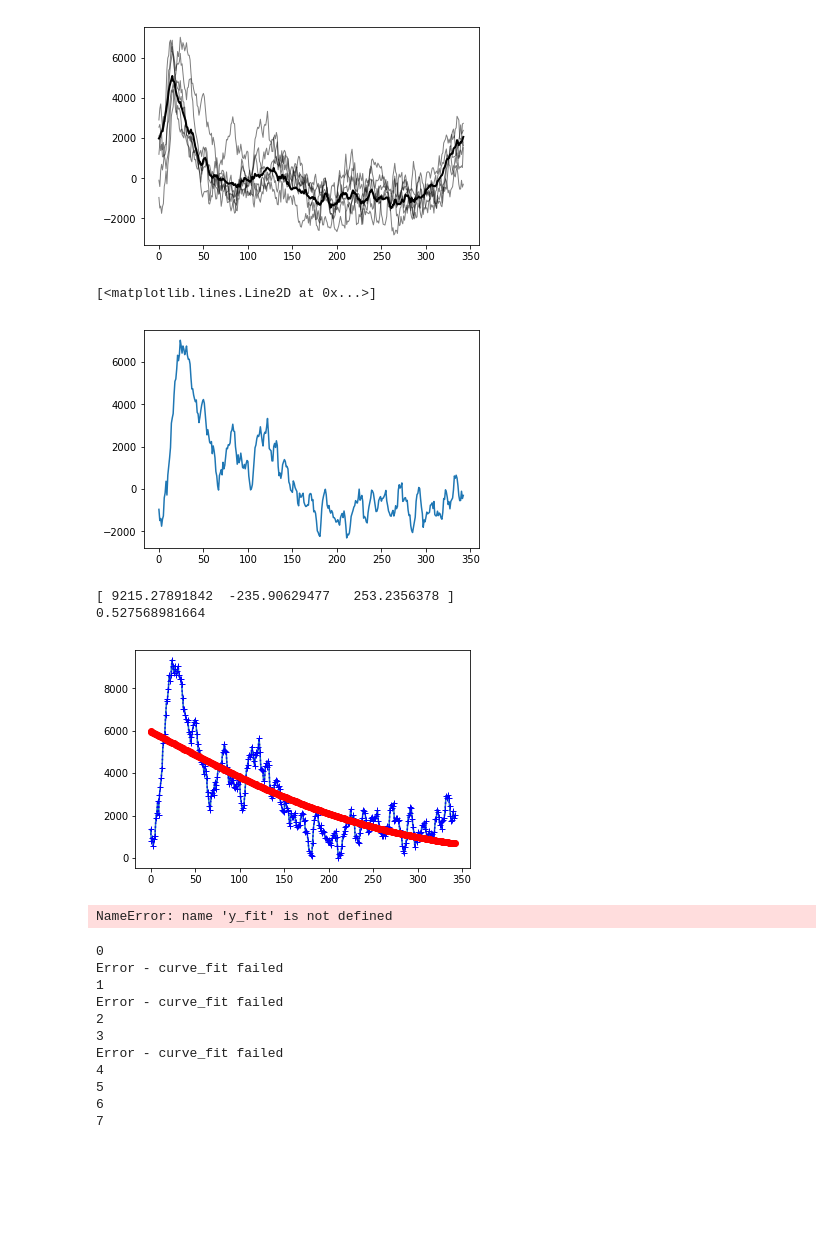
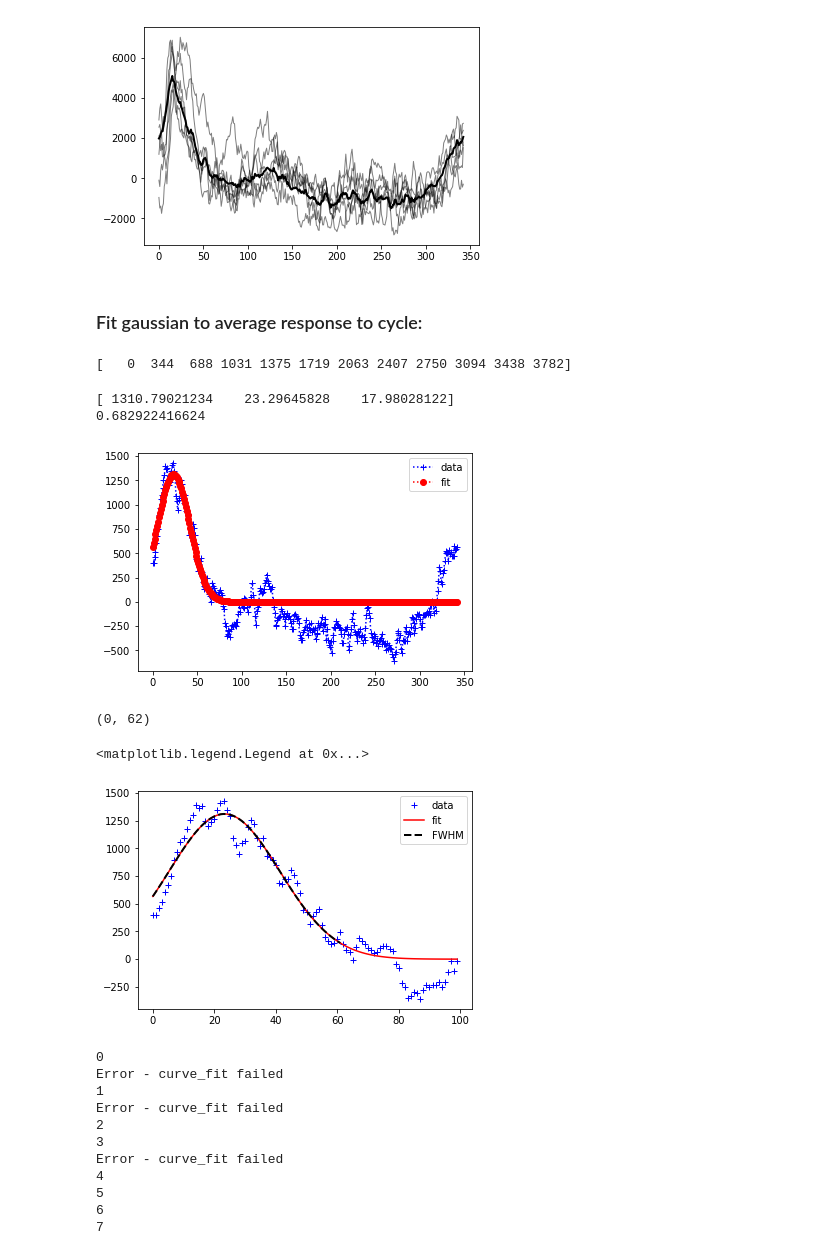
Before and after one commit to julianarhee/2p-pipeline, a Jupyter notebook: pipeline/python/retinotopy/estimate_RF_size.ipynb, the cells around one changed output. Saved outputs shown, nothing was run; the diff lists cells and outputs as text; code cells hidden in the pictures; blank space fills up the shorter version.

Commit message:
find cycle peak and provide better starting estimates for gaussian fit

```diff
--- a/pipeline/python/retinotopy/estimate_RF_size.ipynb
+++ b/pipeline/python/retinotopy/estimate_RF_size.ipynb
@@ -1041,67 +1043,80 @@ pl.plot(np.mean(parsed_traces, axis=0), 'k', linewidth=2)
 # %% [output]
 [<matplotlib.lines.Line2D at 0x...>]
 [figure]
-# %%
-plt.plot(parsed_traces[0,:])
-# %% [output]
-[<matplotlib.lines.Line2D at 0x...>]
-[figure, removed]
+# %% [markdown]
+### Fit gaussian to average response to cycle:
+# %%
+curr_roi = 20
+ncycles = int(round((nframes/frate) / stimperiod))
+framestart = framestart.astype('int')
+print(framestart)
+parsed_traces = np.zeros((ncycles,stimframes_incl))
+for cycle in range(0,ncycles):
+    parsed_traces[cycle,:]=traces[curr_roi,framestart[cycle]:framestart[cycle]+stimframes_incl]
+# %% [output]
+[   0  344  688 1031 1375 1719 2063 2407 2750 3094 3438 3782]
 # %%
 #y0 = parsed_traces[4,:]
-
-#y0 = np.mean(parsed_traces, axis=0)
-y0 = parsed_traces[0,:]
-
-#peak0 = int(np.round((phase_array_disp[15]/(2*np.pi))*stimperiod_frames))
-#center = int(np.round(stimperiod_frames/2))
-
-
-#shift = peak0-center
-#y1 = np.hstack((y0[shift+1:],y0[0:shift+1],))
-
-#print(y0.shape,y1.shape)
-
-plt.plot(y0-y0.min())
-
-
+y0 = np.mean(parsed_traces, axis=0)
 
 from scipy.optimize import curve_fit
 
 x0 = np.arange(0,y0.size)
-y2 = y0 - y0.min()
+y2 = y0 #- y0.min()
+
+def func(x, sigmag, mu, alpha, c,a):
+    #normal distribution
+    normpdf = (1/(sigmag*np.sqrt(2*math.pi)))*np.exp(-(np.power((x-mu),2)/(2*np.power(sigmag,2))))
+    normcdf = (0.5*(1+sp.erf((alpha*((x-mu)/sigmag))/(np.sqrt(2)))))
+    return 2*a*normpdf*normcdf + c
 
 def gaus(x,a,x0,sigma):
     return a*np.exp(-(x-x0)**2/(2*sigma**2))
 
 try:
-    popt, pcov = curve_fit(gaus, x0, y2)
+    #popt, pcov = curve_fit(gaus, x0, y2)
+    centered = y2[np.arange(np.argmax(y2)-(np.argmax(y2)/1), np.argmax(y2)+(np.argmax(y2)/1)*2)]
+    popt, pcov = curve_fit(gaus, x0, y2, p0=(y2[np.argmax(y2)],
+                                             np.argmax(y2),
+                                             1))
+
     y_fit = gaus(x0,*popt)
-    plt.plot(x0,y2,'b+:')
-    plt.plot(x0,y_fit,'ro:')
-
+    plt.plot(x0,y2,'b+:', label='data')
+    plt.plot(x0,y_fit,'ro:', label='fit')
+    plt.legend()
     print(popt)
 
     ss_res = np.sum((y2 - y_fit)**2)
     ss_tot = np.sum((y2-np.mean(y2))**2)
     r_squared = 1 - (ss_res / ss_tot)
     print(r_squared)
 except RuntimeError:
     print("Error - curve_fit failed")
 # %% [output]
-[ 9215.27891842  -235.90629477   253.2356378 ]
-0.527568981664
+[ 1310.79021234    23.29645828    17.98028122]
+0.682922416624
-[figure, old version]
+[figure, new version]
 # %%
 #if r_squared>.75:
 fit_norm = y_fit/np.max(y_fit)
 
+threshold = 0.1 #0.1
 
-border_start = np.where(fit_norm>.1)[0][0]
-border_end = np.where(fit_norm[border_start:]<.1)[0][0]
+border_start = np.where(fit_norm>=threshold)[0][0]
+border_end = np.where(fit_norm[border_start:]<=threshold)[0][0]
 rf_size_frames = border_end
-print(rf_size_frames)
+print(border_start, border_end) #rf_size_frames)
 # %% [output]
-NameError: name 'y_fit' is not defined
+(0, 62)
+# %%
+plt.plot(y2[0:100], 'b+', label='data')
+
+plt.plot(y_fit[0:100], 'r', label='fit')
+pl.plot(np.arange(border_start, border_end), y_fit[np.arange(border_start, border_end)], 'k--', linewidth=2, label='FWHM')
+pl.legend()
+# %% [output]
+<matplotlib.legend.Legend at 0x...>
+[figure, added]
 # %%
 def gaus(x,a,x0,sigma):
     return a*np.exp(-(x-x0)**2/(2*sigma**2))
```
Also changed, not shown: parts of 1 cell of this notebook.
